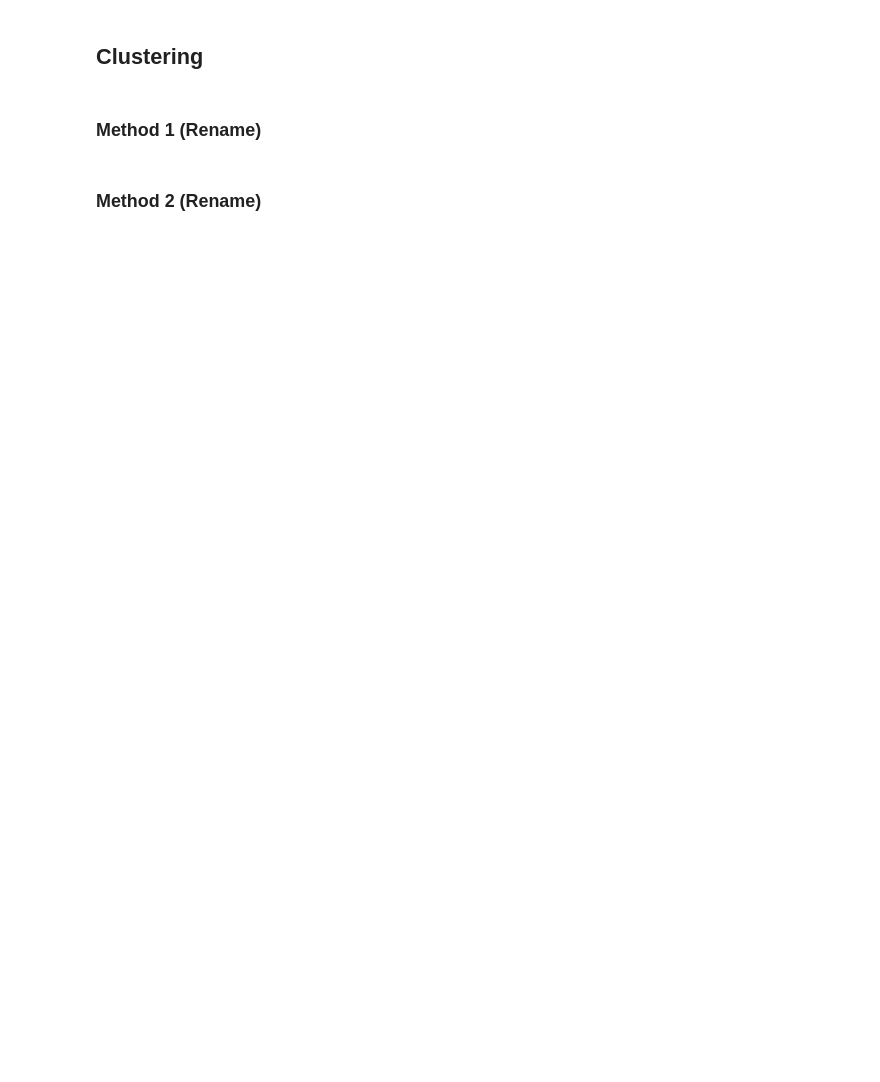
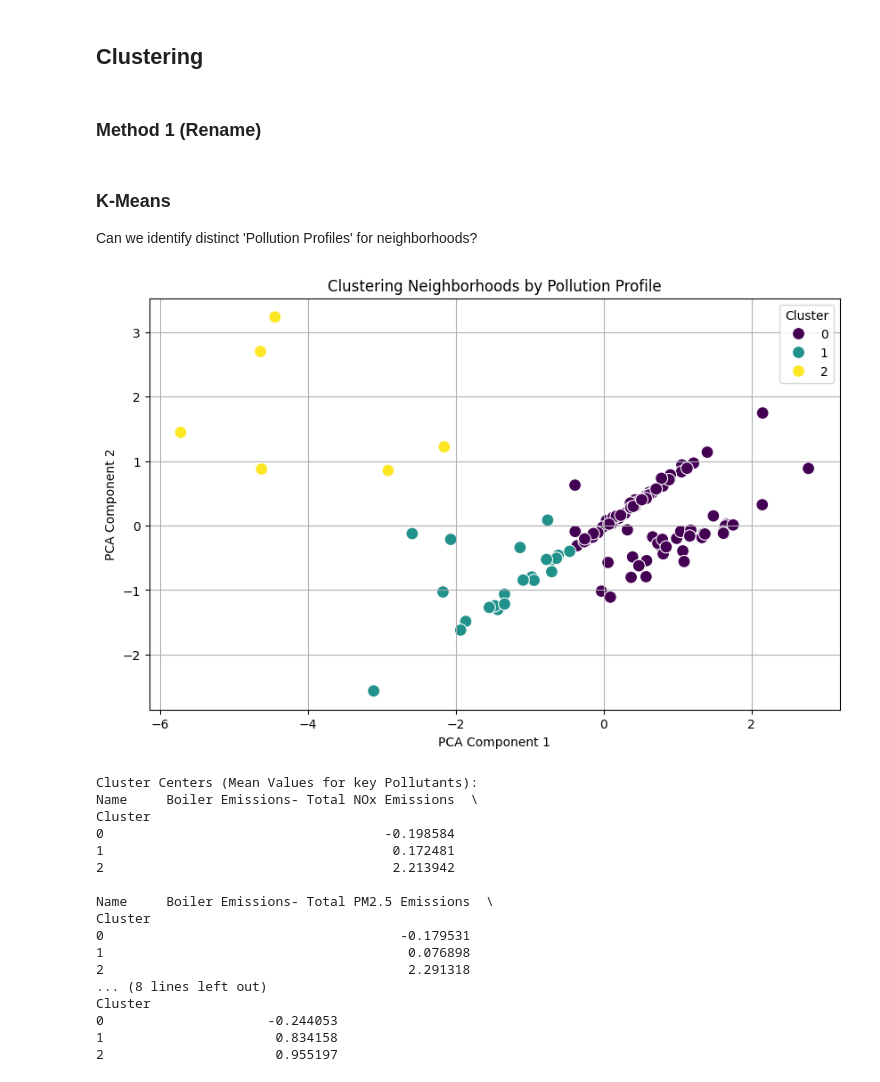
Before and after one commit to zebmoffat/New-York-City-Air-Quality-Data-Mining-Project, a Jupyter notebook: new-york-air-analysis.ipynb, the cells around one changed output. Cells and saved outputs as stored; diff of their text form; code cells hidden in the pictures; blank space fills up the shorter version.

Commit message:
fp, rf, and kmeans added

```diff
--- a/new-york-air-analysis.ipynb
+++ b/new-york-air-analysis.ipynb
@@ -51,4 +199,55 @@ air_quality.drop(columns=["Message"], inplace=True)
 # %% [markdown]
 ### Method 1 (Rename)
 # %% [markdown]
-### Method 2 (Rename)
+### K-Means
+Can we identify distinct 'Pollution Profiles' for neighborhoods?
+# %%
+# Pivot table: Rows = Locations, Columns = Pollutants, Values = Average Scaled Data Value
+# Use the 'Scaled_Value' we created in preprocessing so units don't mess up distance metric.
+pivot_df = air_quality.pivot_table(index='Geo Place Name', columns='Name', values='Scaled_Value', aggfunc='mean')
+
+# Fill missing values with 0
+pivot_df = pivot_df.fillna(0)
+
+# Determine cluster count
+kmeans = KMeans(n_clusters=3, random_state=8, n_init=10)
+clusters = kmeans.fit_predict(pivot_df)
+
+# Add cluster labels back to dataframe
+pivot_df['Cluster'] = clusters
+
+# Visualize with PCA (Reduce to 2 dimensions for plotting)
+pca = PCA(n_components=2)
+pca_components = pca.fit_transform(pivot_df.drop('Cluster', axis=1))
+
+plt.figure(figsize=(10, 6))
+sns.scatterplot(x=pca_components[:, 0], y=pca_components[:, 1], hue=pivot_df['Cluster'], palette='viridis', s=100)
+plt.title('Clustering Neighborhoods by Pollution Profile')
+plt.xlabel('PCA Component 1')
+plt.ylabel('PCA Component 2')
+plt.legend(title='Cluster')
+plt.grid(True)
+plt.show()
+
+# Check what defines each cluster
+print("Cluster Centers (Mean Values for key Pollutants):")
+print(pivot_df.groupby('Cluster').mean().iloc[:, :5]) # Show first 5 pollutants
+# %% [output]
+[figure, added]
+Cluster Centers (Mean Values for key Pollutants):
+Name     Boiler Emissions- Total NOx Emissions  \
+Cluster
+0                                    -0.198584
+1                                     0.172481
+2                                     2.213942
+
+Name     Boiler Emissions- Total PM2.5 Emissions  \
+Cluster
+0                                      -0.179531
+1                                       0.076898
+2                                       2.291318
+... (8 lines left out)
+Cluster
+0                     -0.244053
+1                      0.834158
+2                      0.955197
```
Also changed, not shown: parts of 6 cells of this notebook.
